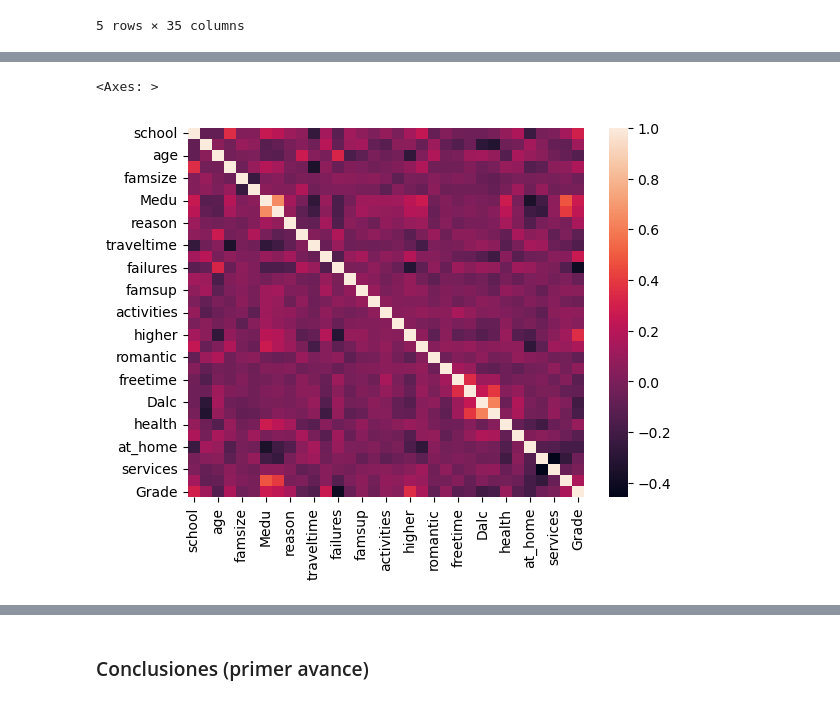
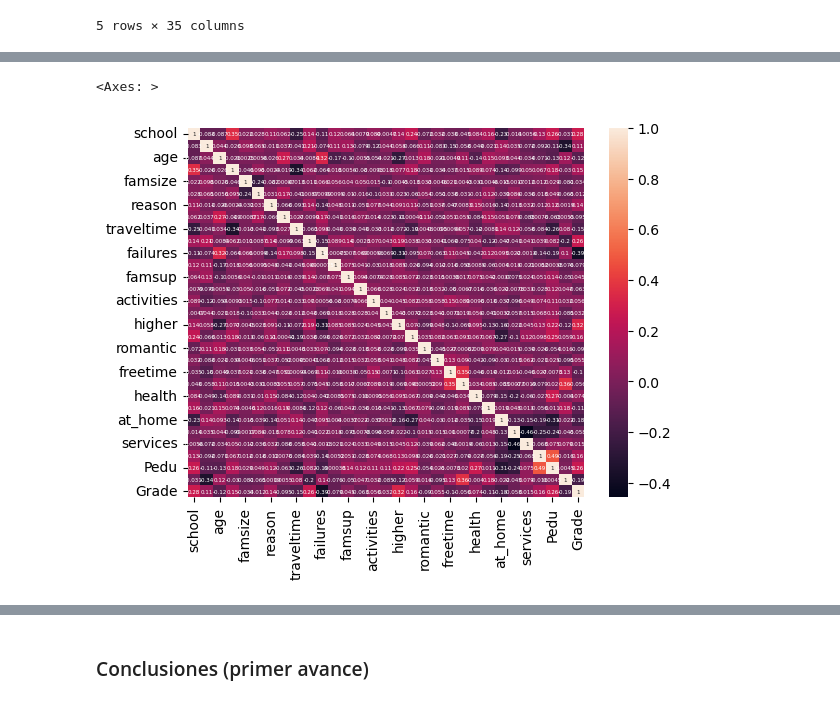
Before and after one commit to RafaelTakata0105/proyect-data-analysis, a Jupyter notebook: notebooks/proyect.ipynb, the cells around one changed output, grey strips where cells are left out. Cells and saved outputs as stored; diff of their text form; code cells hidden in the pictures.

Commit message:
added some visualizations

```diff
--- a/notebooks/proyect.ipynb
+++ b/notebooks/proyect.ipynb
@@ -198,8 +213,7 @@ Now let's make our lives easier and use the label encoder of scikit
 labelencoder = LabelEncoder()
 porclass_df['reason'] = labelencoder.fit_transform(porclass_df['reason'])
 # %%
-labelencoder2 = LabelEncoder()
-porclass_df['guardian'] = labelencoder2.fit_transform(porclass_df['guardian'])
+porclass_df['guardian'] = labelencoder.fit_transform(porclass_df['guardian'])
 porclass_df.head()
 # %% [output]
 |  | school | sex | age | address | famsize | Pstatus | Medu | Fedu | reason | guardian | ... | ... |
@@ -211,0 +230,4 @@ porclass_df.head()
+# %%
+porclass_df['Pedu'] = porclass_df['Fedu'] + porclass_df['Medu']
+porclass_df = porclass_df.drop(columns= ['Fedu', 'Medu'], axis = 'columns')
+porclass_df.head()
@@ -211,0 +244,4 @@ porclass_df.head()
+# %%
+porclass_df['alcohol'] = porclass_df['Dalc'] + porclass_df['Walc']
+porclass_df = porclass_df.drop(columns= ['Dalc', 'Walc'], axis = 'columns')
+porclass_df.head()
@@ -246,0 +300,5 @@ porclass_df.corr() #Sistema de correlaciones
+# %%
+#Create the range of values
+ranges = [0, 10, 20, 30, 40, 50, 60, float('inf')]
+labels = [0, 1, 2, 3, 4, 5, 6]
+porclass_df['Grade'] = pd.cut(porclass_df['Grade'], bins=ranges, labels=labels, right=False)
@@ -247,5 +345,5 @@ porclass_df.corr() #Sistema de correlaciones
 # %%
-sns.heatmap(porclass_df.corr())
+sns.heatmap(porclass_df.corr(), annot= True,  annot_kws = {'size':4})
 # %% [output]
 <Axes: >
-[figure, old version]
+[figure, new version]
```
Also changed, not shown: parts of 42 cells of this notebook.
